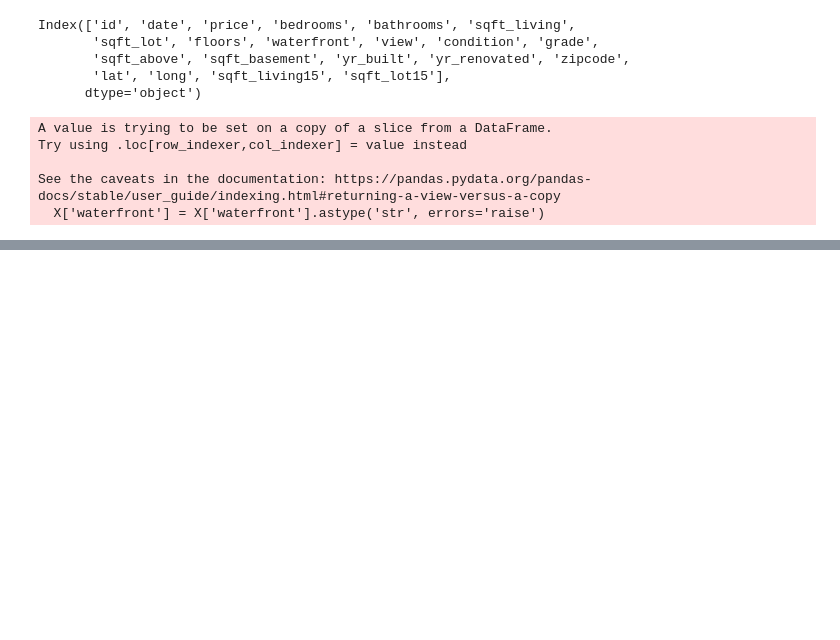
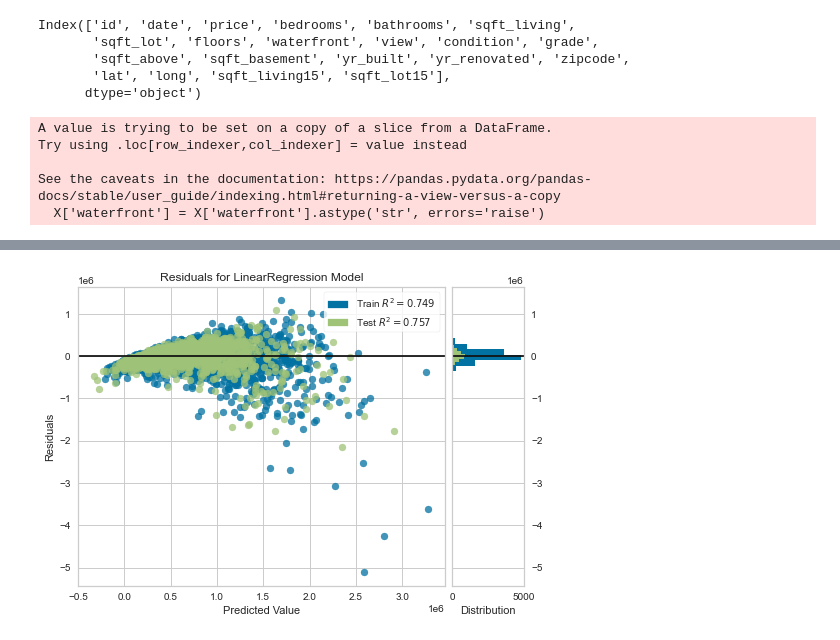
Before and after one commit to stone-ericm/Seattle-Housing-Prices-Exploration, a Jupyter notebook: Untitled.ipynb, the cells around one changed output, grey strips where cells are left out. Cells and saved outputs as stored; diff of their text form; code cells hidden in the pictures; blank space fills up the shorter version.

Commit message:
more models, almost enough models

```diff
--- a/Untitled.ipynb
+++ b/Untitled.ipynb
@@ -1378,18 +1392,30 @@ test_preds = lr.predict(X_test_ohe)
 print(f"Train R2 Score: {r2_score(y_train, train_preds):.3f}")
 print(f"Test R2 Score: {r2_score(y_test, test_preds):.3f}")
 
+crossvalidation = KFold(shuffle=True)
 
+scores = cross_val_score(lr, X, y, cv=crossvalidation)
+
+print(f"Scores: {scores.mean():.3f} +- {scores.std():.3f}")
 
 # visualizer = ResidualsPlot(lr)
 
-# visualizer.fit(X_train_scaled, y_train)
-# visualizer.score(X_test_scaled, y_test)
+# visualizer.fit(X_train_ohe.toarray(), y_train)
+# visualizer.score(X_test_ohe.toarray(), y_test)
 # visualizer.show()
 
 
-X_train_scaled = pd.DataFrame(X_train_ohe, columns = X_train.columns)
 
 y_train = y_train.values.reshape(-1,1)
+
+scaler = RobustScaler()
+
+scaler.fit(X_train_scaled)
+
+X_train_scaled = scaler.transform(X_train_scaled)
+
+X_train_scaled = pd.DataFrame(data = X_train_ohe.toarray(), columns = ct.get_feature_names())
+
 
 model = sm.OLS(y_train, sm.add_constant(X_train_scaled))
 results = model.fit()
@@ -1400,0 +1463,63 @@ ValueError: Shape of passed values is (11821, 1), indices imply (11821, 14)
+# %%
+encoder = OneHotEncoder(categories = 'auto', drop = 'if_binary')
+ct = ColumnTransformer(transformers=[('ohe', encoder, ['waterfront', 'zipcode'])], remainder='passthrough')
+
+X = data[cat_cols]
+X['waterfront'] = X['waterfront'].astype('str', errors='raise')
+X = X.drop(['date', 'sqft_living', 'sqft_above', 'sqft_living15'], axis=1)
+
+y = data['price']
+
+X_train, X_test, y_train, y_test = train_test_split(X, y)
+
+ct.fit(X_train)
+
+X_train_ohe = ct.transform(X_train)
+X_test_ohe = ct.transform(X_test)
+
+# scaler = StandardScaler()
+
+# scaler.fit(X_train_ohe)
+
+# X_train_scaled = scaler.transform(X_train_ohe)
+# X_test_scaled = scaler.transform(X_test_ohe)
+
+lr = LinearRegression()
+
+lr.fit(X_train_ohe, y_train)
+
+train_preds = lr.predict(X_train_ohe)
+test_preds = lr.predict(X_test_ohe)
+
+print(f"Train R2 Score: {r2_score(y_train, train_preds):.3f}")
+print(f"Test R2 Score: {r2_score(y_test, test_preds):.3f}")
+
+crossvalidation = KFold(shuffle=True)
+
+scores = cross_val_score(lr, X, y, cv=crossvalidation)
+
+print(f"Scores: {scores.mean():.3f} +- {scores.std():.3f}")
+
+visualizer = ResidualsPlot(lr)
+
+visualizer.fit(X_train_ohe.toarray(), y_train)
+visualizer.score(X_test_ohe.toarray(), y_test)
+visualizer.show()
+
+
+
+y_train = y_train.values.reshape(-1,1)
+
+scaler = RobustScaler()
+
+scaler.fit(X_train_scaled)
+
+X_train_scaled = scaler.transform(X_train_scaled)
+
+X_train_scaled = pd.DataFrame(data = X_train_ohe.toarray(), columns = ct.get_feature_names())
+
+
+model = sm.OLS(y_train, sm.add_constant(X_train_scaled))
+results = model.fit()
+results.summary()
+# %% [output]
@@ -1400,0 +1534 @@ ValueError: Shape of passed values is (11821, 1), indices imply (11821, 14)
+[figure, added]
```
Also changed, not shown: parts of 19 cells of this notebook.
